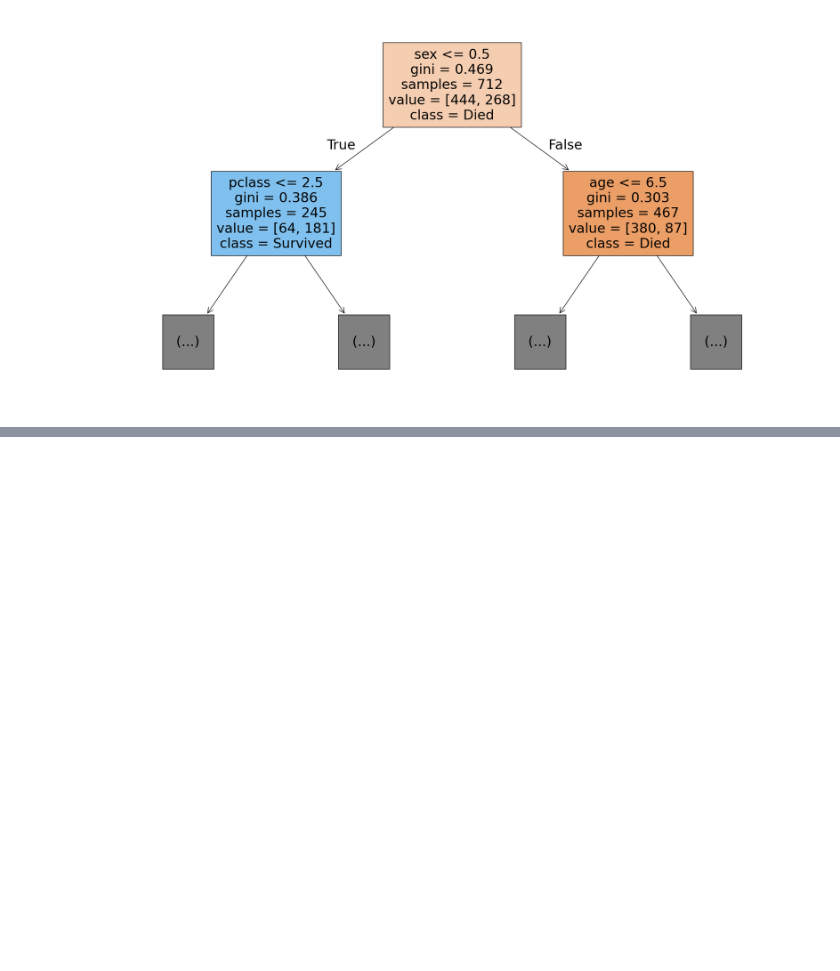
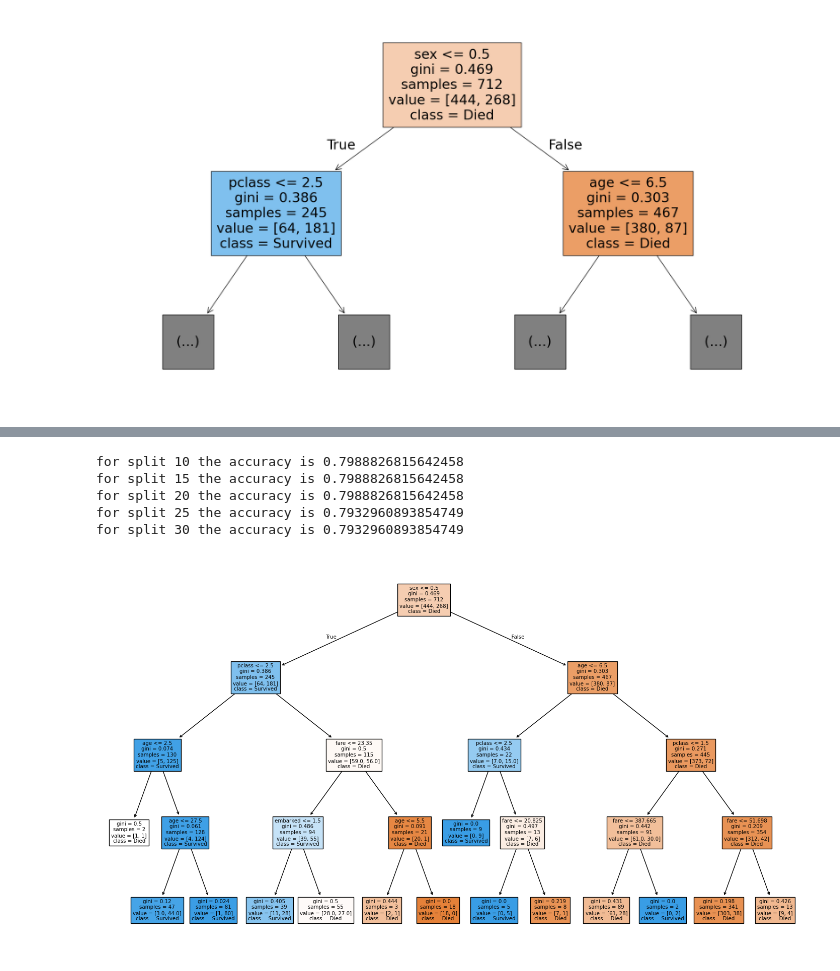
Before and after one commit to KARTHIKAKRISHNA123/aiml-knowledge-base, a Jupyter notebook: prime/Supervised ML/6.Decision Trees/Decision_Tree_Classifier_mine.ipynb, the cells around one changed output, grey strips where cells are left out. Drawn from its saved outputs; the diff is of its cells as text; code cells hidden in the pictures; blank space fills up the shorter version.

```diff
--- a/prime/Supervised ML/6.Decision Trees/Decision_Tree_Classifier_mine.ipynb
+++ b/prime/Supervised ML/6.Decision Trees/Decision_Tree_Classifier_mine.ipynb
@@ -220,0 +256,26 @@ plt.show()
+# %%
+min_samples_split = [10, 15, 20, 25, 30]
+
+for split in min_samples_split:
+    model = DecisionTreeClassifier(max_depth=4, min_samples_split=split)
+    model.fit(X_train, y_train)
+
+    #y_pred = model.fit(X_train, y_train)
+    acc = model.score(X_test, y_test)
+    print(f"for split {split} the accuracy is {acc}")
+
+    if split == 10:
+        plt.figure(figsize=(18, 10))
+        plot_tree(
+        model,
+        feature_names=X.columns,
+        class_names=["Died", "Survived"],
+        filled=True
+        )
+# %% [output]
+for split 10 the accuracy is 0.7988826815642458
+for split 15 the accuracy is 0.7988826815642458
+for split 20 the accuracy is 0.7988826815642458
+for split 25 the accuracy is 0.7932960893854749
+for split 30 the accuracy is 0.7932960893854749
+[figure, added]
```
Also changed, not shown: parts of 3 cells of this notebook, 3 other files.
